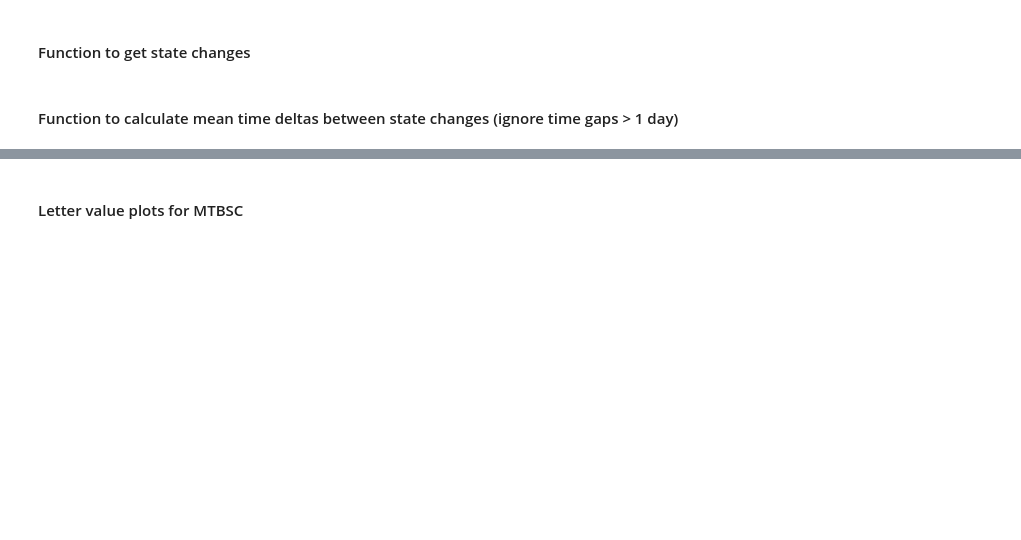
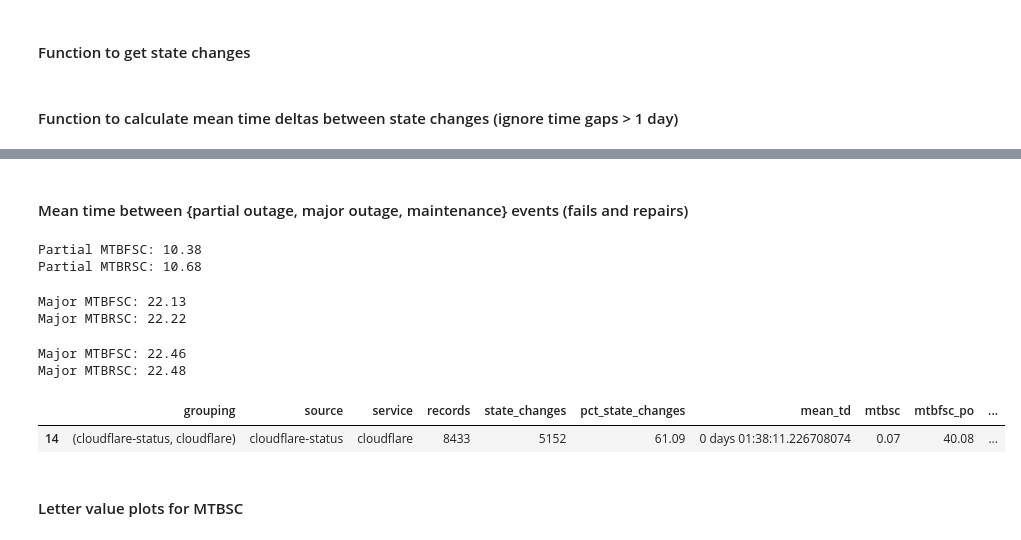
Before and after one commit to shanemin/thesis-msc-cloud-failures, a Jupyter notebook: scripts/stats/analysis.ipynb, the cells around one changed output, grey strips where cells are left out. Drawn from its saved outputs; the diff is of its cells as text; code cells hidden in the pictures; blank space fills up the shorter version.

```diff
--- a/scripts/stats/analysis.ipynb
+++ b/scripts/stats/analysis.ipynb
@@ -305,3 +332,79 @@ Overall MTBSC: 4.73
+# %% [markdown]
+#### Mean time between {partial outage, major outage, maintenance} events (fails and repairs)
+# %%
+# FAILS
+col = 'mtbfsc_po'
+mtbsc_po = get_state_changes(what=col)
+mean_mtbsc_po = get_timedeltas(mtbsc_po)
+
+df_mtbsc_po = pd.DataFrame(mean_mtbsc_po, columns=['grouping','source','service','records','state_changes','pct_state_changes','mean_td'])
+df_mtbsc_po[col] = round(df_mtbsc_po['mean_td'].dt.total_seconds() / (24 * 60 * 60), 2)
+print('Partial MTBFSC:', round(df_mtbsc_po[col].mean(), 2))
+df_mtbsc_all[col] = df_mtbsc_po[col]
+
+# REPAIRS
+col = 'mtbrsc_po'
+mtbsc_po = get_state_changes(what=col)
+mean_mtbsc_po = get_timedeltas(mtbsc_po)
+
+df_mtbsc_po = pd.DataFrame(mean_mtbsc_po, columns=['grouping','source','service','records','state_changes','pct_state_changes','mean_td'])
+df_mtbsc_po[col] = round(df_mtbsc_po['mean_td'].dt.total_seconds() / (24 * 60 * 60), 2)
+print('Partial MTBRSC:', round(df_mtbsc_po[col].mean(), 2))
+df_mtbsc_all[col] = df_mtbsc_po[col]
+# %% [output]
+Partial MTBFSC: 10.38
+Partial MTBRSC: 10.68
+# %%
+# FAILS
+col = 'mtbfsc_mo'
+mtbsc_mo = get_state_changes(what=col)
+mean_mtbsc_mo = get_timedeltas(mtbsc_mo)
+
+df_mtbsc_mo = pd.DataFrame(mean_mtbsc_mo, columns=['grouping','source','service','records','state_changes','pct_state_changes','mean_td'])
+df_mtbsc_mo[col] = round(df_mtbsc_mo['mean_td'].dt.total_seconds() / (24 * 60 * 60), 2)
+print('Major MTBFSC:', round(df_mtbsc_mo[col].mean(), 2))
+df_mtbsc_all[col] = df_mtbsc_mo[col]
+
+# REPAIRS
+col = 'mtbrsc_mo'
+mtbsc_mo = get_state_changes(what=col)
+mean_mtbsc_mo = get_timedeltas(mtbsc_mo)
+
+df_mtbsc_mo = pd.DataFrame(mean_mtbsc_mo, columns=['grouping','source','service','records','state_changes','pct_state_changes','mean_td'])
+df_mtbsc_mo[col] = round(df_mtbsc_mo['mean_td'].dt.total_seconds() / (24 * 60 * 60), 2)
+print('Major MTBRSC:', round(df_mtbsc_mo[col].mean(), 2))
+df_mtbsc_all[col] = df_mtbsc_mo[col]
+# %% [output]
+Major MTBFSC: 22.13
+Major MTBRSC: 22.22
+# %%
+# FAILS
+col = 'mtbfsc_ma'
+mtbsc_ma = get_state_changes(what=col)
+mean_mtbsc_ma = get_timedeltas(mtbsc_ma)
+
+df_mtbsc_ma = pd.DataFrame(mean_mtbsc_ma, columns=['grouping','source','service','records','state_changes','pct_state_changes','mean_td'])
+df_mtbsc_ma[col] = round(df_mtbsc_ma['mean_td'].dt.total_seconds() / (24 * 60 * 60), 2)
+print('Major MTBFSC:', round(df_mtbsc_ma[col].mean(), 2))
+df_mtbsc_all[col] = df_mtbsc_ma[col]
+
+#REPAIRS
+col = 'mtbrsc_ma'
+mtbsc_ma = get_state_changes(what=col)
+mean_mtbsc_ma = get_timedeltas(mtbsc_ma)
+
+df_mtbsc_ma = pd.DataFrame(mean_mtbsc_ma, columns=['grouping','source','service','records','state_changes','pct_state_changes','mean_td'])
+df_mtbsc_ma[col] = round(df_mtbsc_ma['mean_td'].dt.total_seconds() / (24 * 60 * 60), 2)
+print('Major MTBRSC:', round(df_mtbsc_ma[col].mean(), 2))
+df_mtbsc_all[col] = df_mtbsc_ma[col]
+# %% [output]
+Major MTBFSC: 22.46
+Major MTBRSC: 22.48
+# %%
+df_mtbsc_all[df_mtbsc_all['service'] == 'cloudflare']
+# %% [output]
+|  | grouping | source | service | records | state_changes | pct_state_changes | mean_td | mtbsc | mtbfsc_po | ... |
+| 14 | (cloudflare-status, cloudflare) | cloudflare-status | cloudflare | 8433 | 5152 | 61.09 | 0 days 01:38:11.226708074 | 0.07 | 40.08 | ... |
 # %% [markdown]
 #### Letter value plots for MTBSC
 # %%
```
Also changed, not shown: parts of 14 cells of this notebook.
